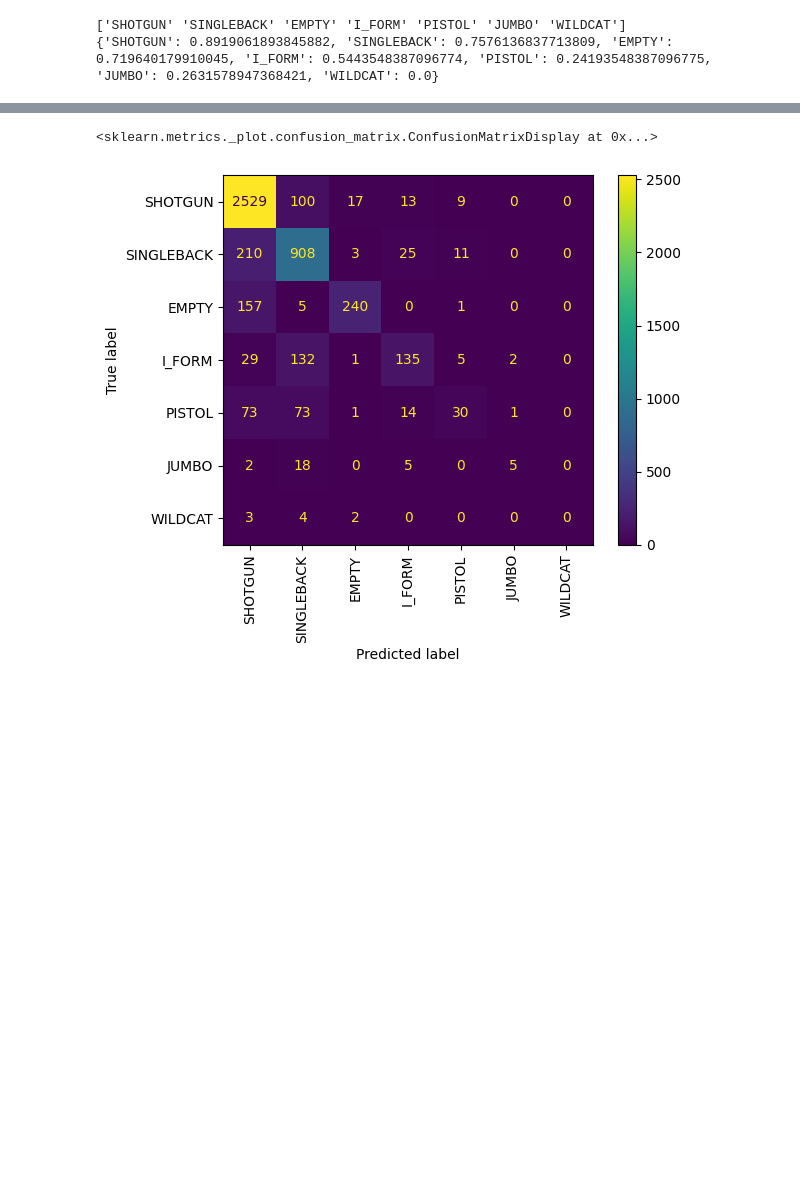
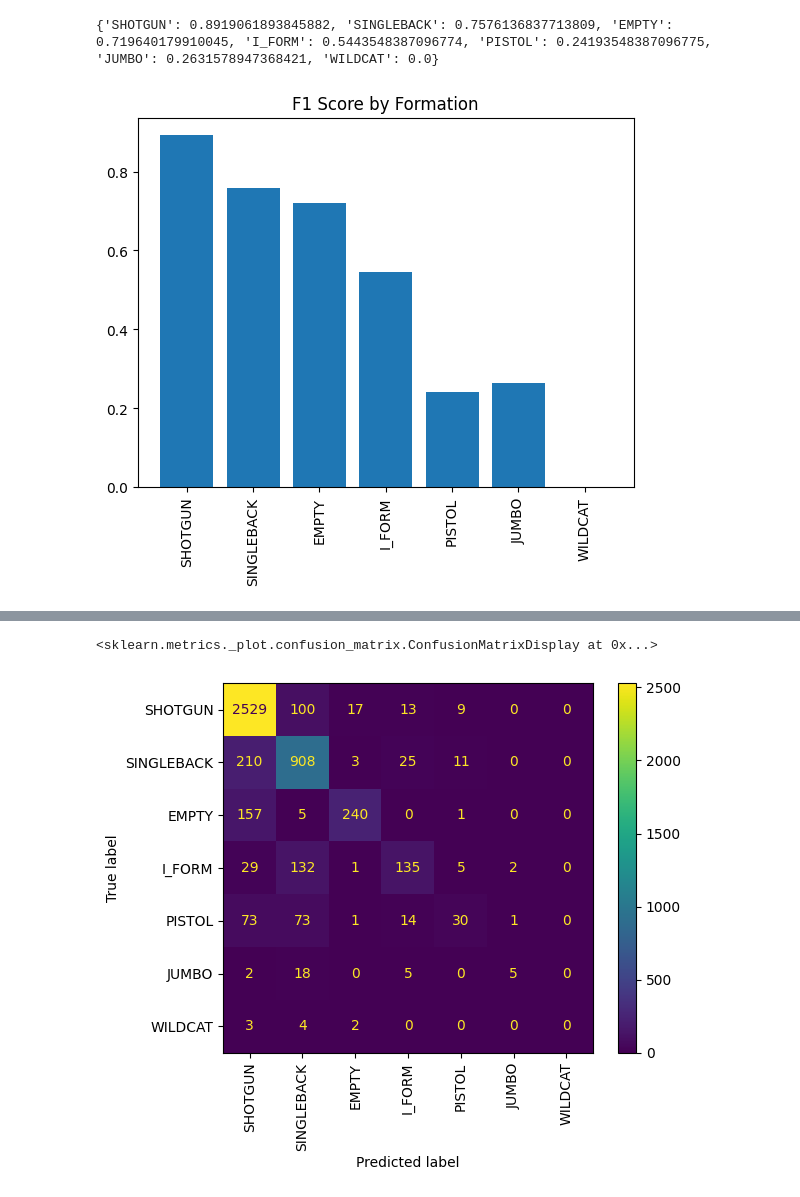
Before and after one commit to JohnnyZ67/AA894-Group-4-Capstone, a Jupyter notebook: src/models/autogluon/autogluon.ipynb, the cells around one changed output, grey strips where cells are left out. Cells and saved outputs as stored; diff of their text form; code cells hidden in the pictures; blank space fills up the shorter version.

```diff
--- a/src/models/autogluon/autogluon.ipynb
+++ b/src/models/autogluon/autogluon.ipynb
@@ -16,9 +16,8 @@ for play in data['uniquePlayId'].unique():
     sub = data[data['uniquePlayId'] == play]
     form = None
     for index, row in sub.iterrows():
-        team = team | {f"player_{(index+1)%11}_x": row['x'], f"player_{(index+1)%11}_y": row['y'], f"player_{(index+1)%11}_pos": row['position']}
+        team = team | {f"player_{(index%11)+1}_x": row['x'], f"player_{(index%11)+1}_y": row['y'], f"player_{(index%11)+1}_pos": row['position']}
         form = row['offenseFormation']
     new_data.append(team | {"formation": form})
 
 new_data = pandas.DataFrame.from_dict(new_data)
-print(new_data)
@@ -105,10 +87,16 @@ predictor.leaderboard()
 # %%
 y_true = list(test['formation'].values)
 y_pred = list(predictions.values)
 labels = test['formation'].unique()
-print(test['formation'].unique())
+
 f1 = f1_score(y_true, y_pred, average=None, labels=labels)
-print({label:score for label,score in zip(labels, f1)})
+d = {label:score for label,score in zip(labels, f1)}
+import matplotlib.pyplot as plt
+print(d)
+plt.bar(d.keys(), d.values())
+plt.title("F1 Score by Formation")
+plt.xticks(rotation=90)
+plt.show()
 # %% [output]
-['SHOTGUN' 'SINGLEBACK' 'EMPTY' 'I_FORM' 'PISTOL' 'JUMBO' 'WILDCAT']
 {'SHOTGUN': 0.8919061893845882, 'SINGLEBACK': 0.7576136837713809, 'EMPTY': 0.719640179910045, 'I_FORM': 0.5443548387096774, 'PISTOL': 0.24193548387096775, 'JUMBO': 0.2631578947368421, 'WILDCAT': 0.0}
+[figure, added]
```
Also changed, not shown: parts of 8 cells of this notebook, 7 other files.
